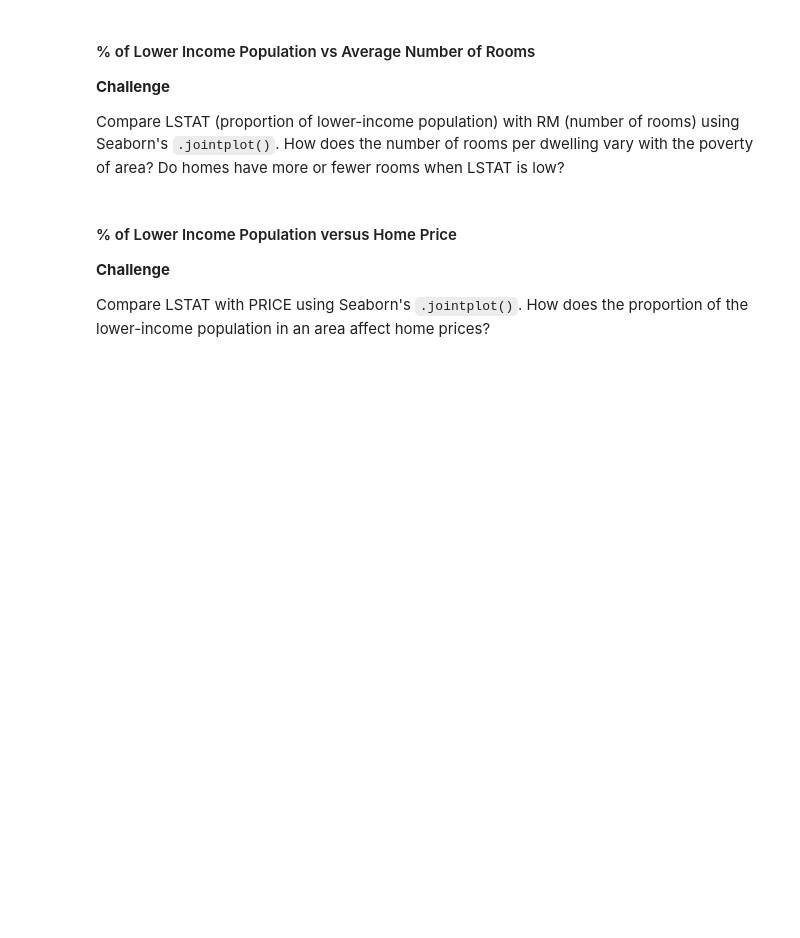
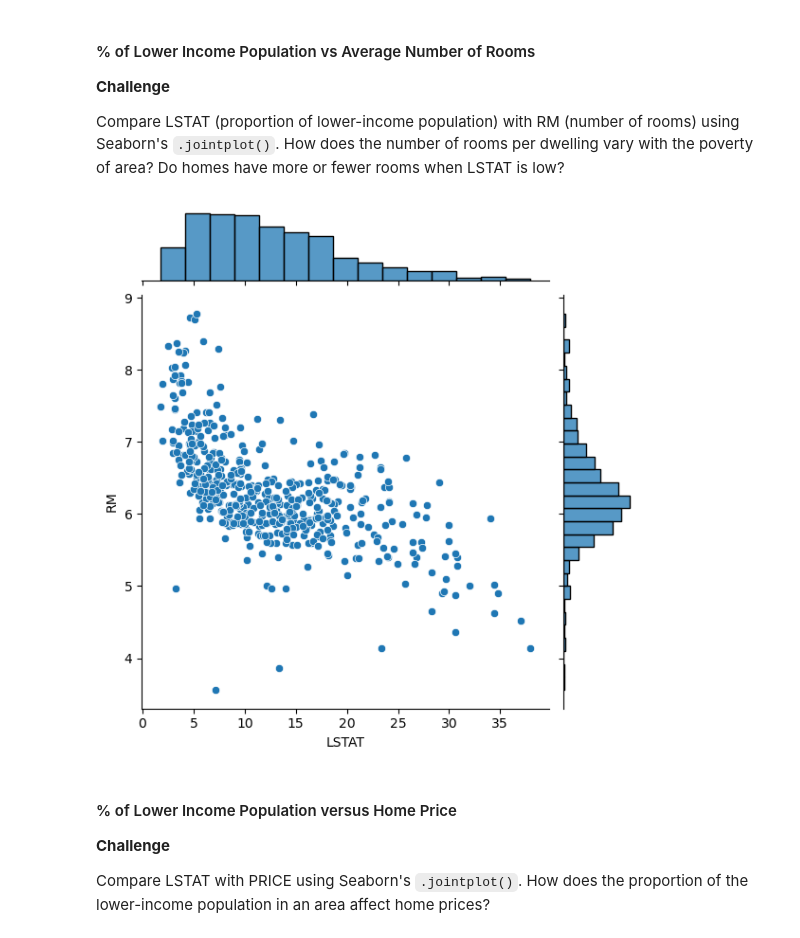
Before and after one commit to Abie221/Multivariable_Regression, a Jupyter notebook: Multivariable_Regression_and_Valuation_Model_(start).ipynb, the cells around one changed output. Drawn from its saved outputs; the diff is of its cells as text; code cells hidden in the pictures; blank space fills up the shorter version.

```diff
--- a/Multivariable_Regression_and_Valuation_Model_(start).ipynb
+++ b/Multivariable_Regression_and_Valuation_Model_(start).ipynb
@@ -250,6 +253,13 @@ Compare INDUS (the proportion of non-retail industry i.e., factories) with NOX (
 **Challenge**
 
 Compare LSTAT (proportion of lower-income population) with RM (number of rooms) using Seaborn's `.jointplot()`. How does the number of rooms per dwelling vary with the poverty of area? Do homes have more or fewer rooms when LSTAT is low?
+# %%
+sns.jointplot(data=data, x='LSTAT', y='RM' )
+
+
+plt.show()
+# %% [output]
+[figure, added]
 # %% [markdown]
 #### % of Lower Income Population versus Home Price
 
```
Also changed, not shown: parts of 9 cells of this notebook.
